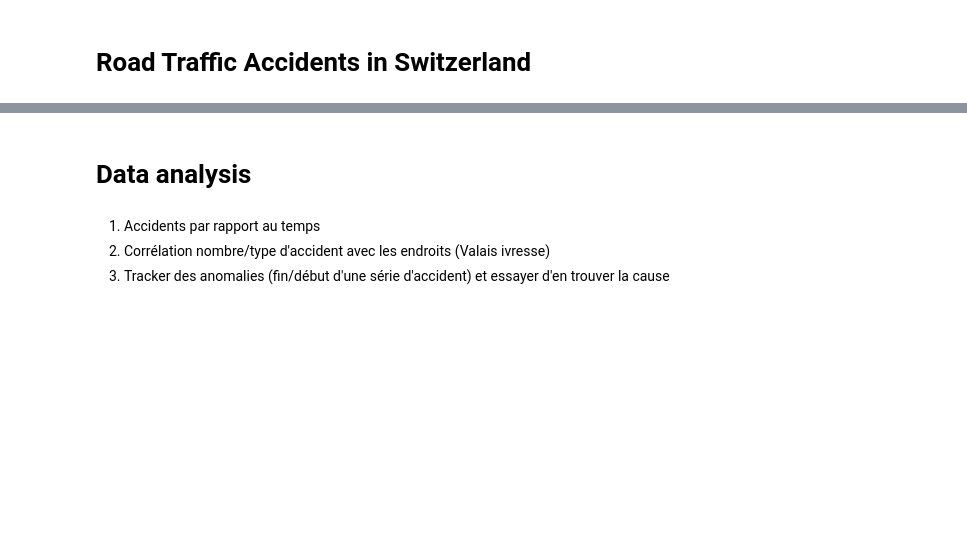
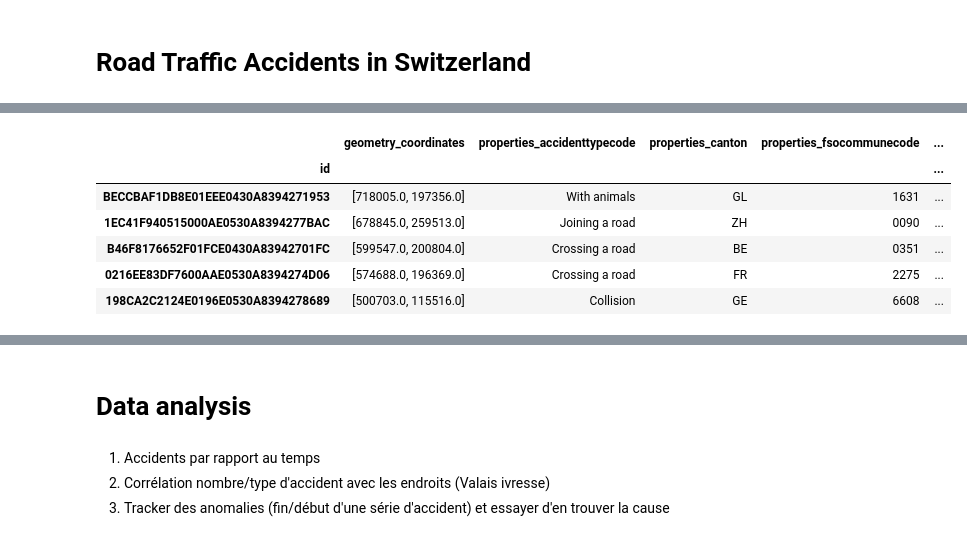
Before and after one commit to Jokau/ada-project, a Jupyter notebook: project_data_scraping.ipynb, the cells around one changed output, grey strips where cells are left out. Cells and saved outputs as stored; diff of their text form; code cells hidden in the pictures; blank space fills up the shorter version.

```diff
--- a/project_data_scraping.ipynb
+++ b/project_data_scraping.ipynb
@@ -159,0 +189,60 @@ plotting feature time
+# %%
+# Accident layers
+accidents_df['withBodilyDamage'] = accidents_df.layerBodId == 'ch.astra.unfaelle-personenschaeden_alle'
+accidents_df['involvesBicycles'] = accidents_df.layerBodId == 'ch.astra.unfaelle-personenschaeden_fahrraeder'
+accidents_df['involvesMotorcycles'] = accidents_df.layerBodId == 'ch.astra.unfaelle-personenschaeden_motorraeder'
+accidents_df['involvesPedestrians'] = accidents_df.layerBodId == 'ch.astra.unfaelle-personenschaeden_fussgaenger'
+accidents_df['withFatality'] = accidents_df.layerBodId == 'ch.astra.unfaelle-personenschaeden_getoetete'
+accidents_df = accidents_df.drop('layerBodId', axis=1)
+
+# Time properties
+weekdays_fr_en = {
+    'lundi': 'Monday',
+    'mardi': 'Tuesday',
+    'mercredi': 'Wednesday',
+    'jeudi': 'Thursday',
+    'vendredi': 'Friday',
+    'samedi': 'Saturday',
+    'dimanche': 'Sunday'
+}
+accidents_df.properties_accidentday_fr = accidents_df.properties_accidentday_fr.apply(lambda x: str.split(x, '/'))
+accidents_df['weekday'] = accidents_df.properties_accidentday_fr.apply(lambda x: weekdays_fr_en[x[0].strip(' ')])
+accidents_df['time'] = accidents_df.properties_accidentday_fr.apply(lambda x: x[1].strip(' '))
+accidents_df['month'] = accidents_df.properties_accidentday_fr.apply(lambda x: x[2].split()[0])
+accidents_df['year'] = accidents_df.properties_accidentyear
+accidents_df = accidents_df.drop('properties_accidentday_fr', axis=1)
+accidents_df = accidents_df.drop('properties_accidentyear', axis=1)
+
+# Accident severity
+severity_codes = {
+    'ULV': 'light injuries',
+    'USV': 'heavy injuries',
+    'UGT': 'deceased'
+}
+accidents_df.properties_severitycategorycode = accidents_df.properties_severitycategorycode.apply(lambda x: severity_codes[x])
+
+# Accident type
+accident_type = {
+    0: 'Skidding or control loss',
+    1: 'Overtaking or changing roads',
+    2: 'Collision',
+    3: 'Leaving a road',
+    4: "Joining a road",
+    5: 'Crossing a road',
+    6: 'Frontal collision',
+    7: 'Parking accident',
+    8: 'With pedestrians',
+    9: 'With animals',
+    99: 'Other'
+}
+accidents_df.properties_accidenttypecode = accidents_df.properties_accidenttypecode.apply(lambda x: accident_type[x])
+
+accidents_df.sample(5)
+# %% [output]
+|  | geometry_coordinates | properties_accidenttypecode | properties_canton | properties_fsocommunecode | ... |
+| id |  |  |  |  | ... |
+| BECCBAF1DB8E01EEE0430A8394271953 | [718005.0, 197356.0] | With animals | GL | 1631 | ... |
+| 1EC41F940515000AE0530A8394277BAC | [678845.0, 259513.0] | Joining a road | ZH | 0090 | ... |
+| B46F8176652F01FCE0430A83942701FC | [599547.0, 200804.0] | Crossing a road | BE | 0351 | ... |
+| 0216EE83DF7600AAE0530A8394274D06 | [574688.0, 196369.0] | Crossing a road | FR | 2275 | ... |
+| 198CA2C2124E0196E0530A8394278689 | [500703.0, 115516.0] | Collision | GE | 6608 | ... |
```
Also changed, not shown: parts of 27 cells of this notebook, 3 other files.
